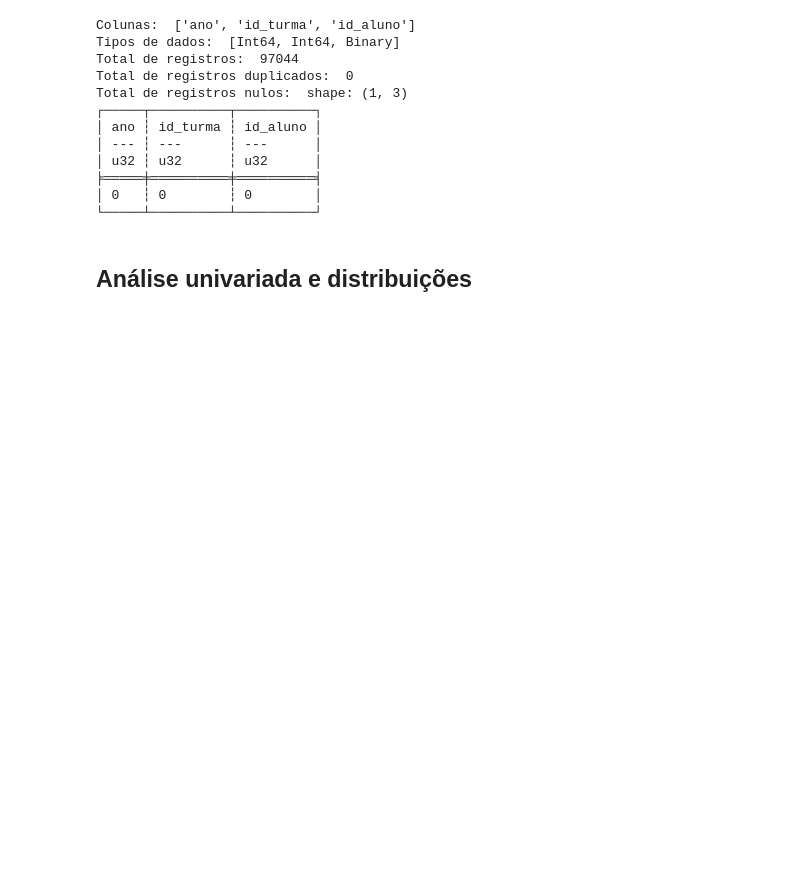
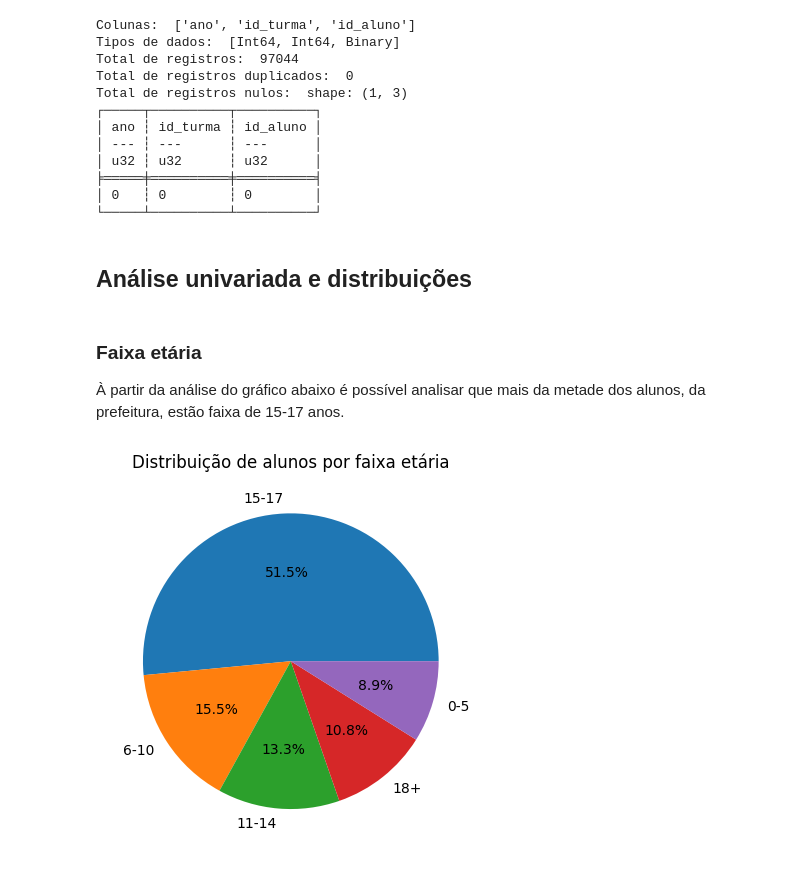
Before and after one commit to evidal1990/desafio-cientista-dados-senior-dados-integrados, a Jupyter notebook: notebooks/eda.ipynb, the cells around one changed output. Drawn from its saved outputs; the diff is of its cells as text; code cells hidden in the pictures; blank space fills up the shorter version.

Commit message:
Iniciando análise univariada e tratamentos de colunas e tabelas

```diff
--- a/notebooks/eda.ipynb
+++ b/notebooks/eda.ipynb
@@ -333,3 +340,18 @@ Total de registros nulos:  shape: (1, 3)
 └─────┴──────────┴──────────┘
 # %% [markdown]
 ## Análise univariada e distribuições
+# %% [markdown]
+### Faixa etária
+À partir da análise do gráfico abaixo é possível analisar que mais da metade dos alunos, da prefeitura, estão faixa de 15-17 anos.
+# %%
+df_aluno_list = df_aluno["faixa_etaria"].value_counts(sort=True)
+plt.figure()
+plt.pie(
+    df_aluno_list["count"],
+    labels=df_aluno_list["faixa_etaria"],
+    autopct="%1.1f%%",
+)
+plt.title("Distribuição de alunos por faixa etária")
+plt.show()
+# %% [output]
+[figure, added]
```
Also changed, not shown: parts of 5 cells of this notebook.
